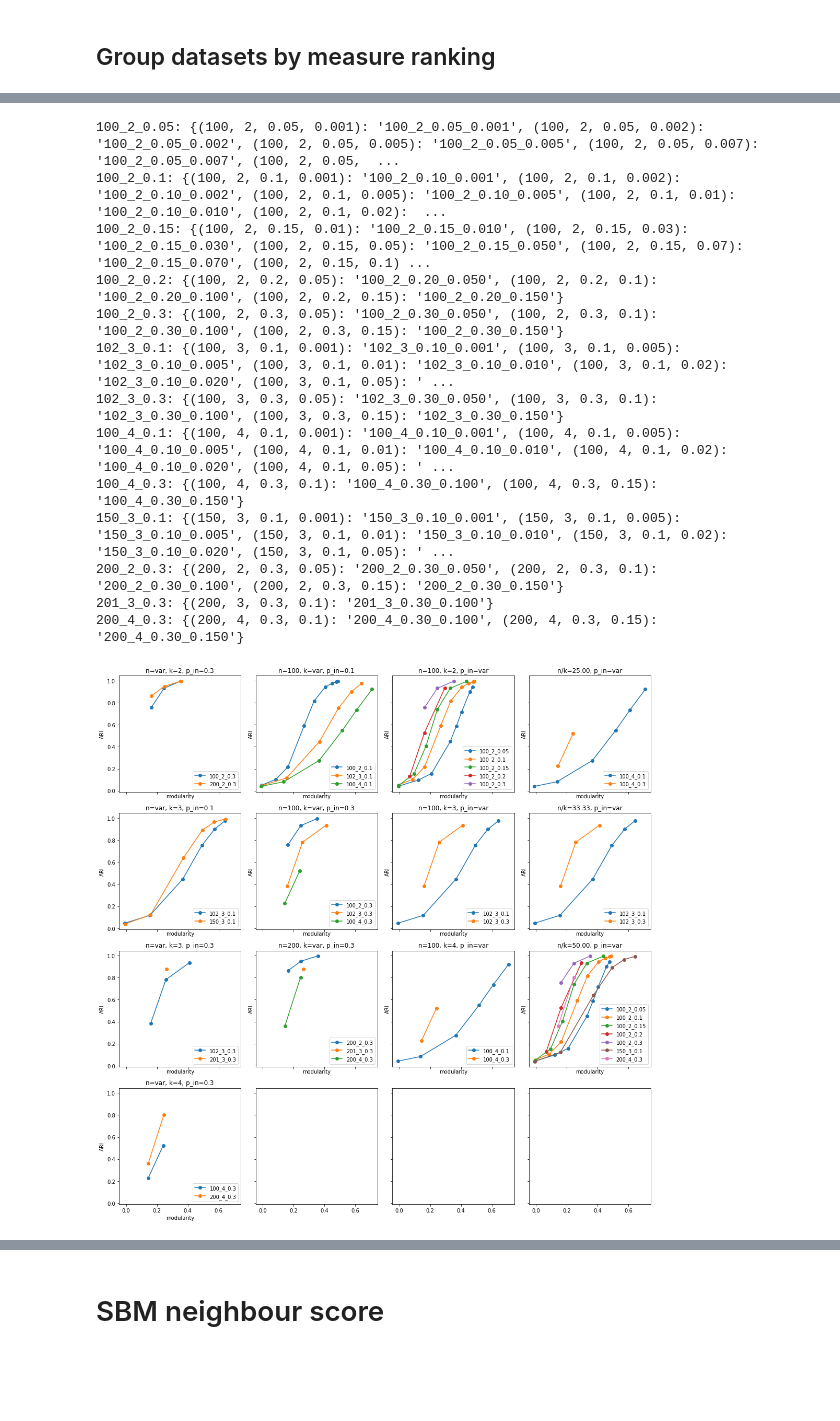
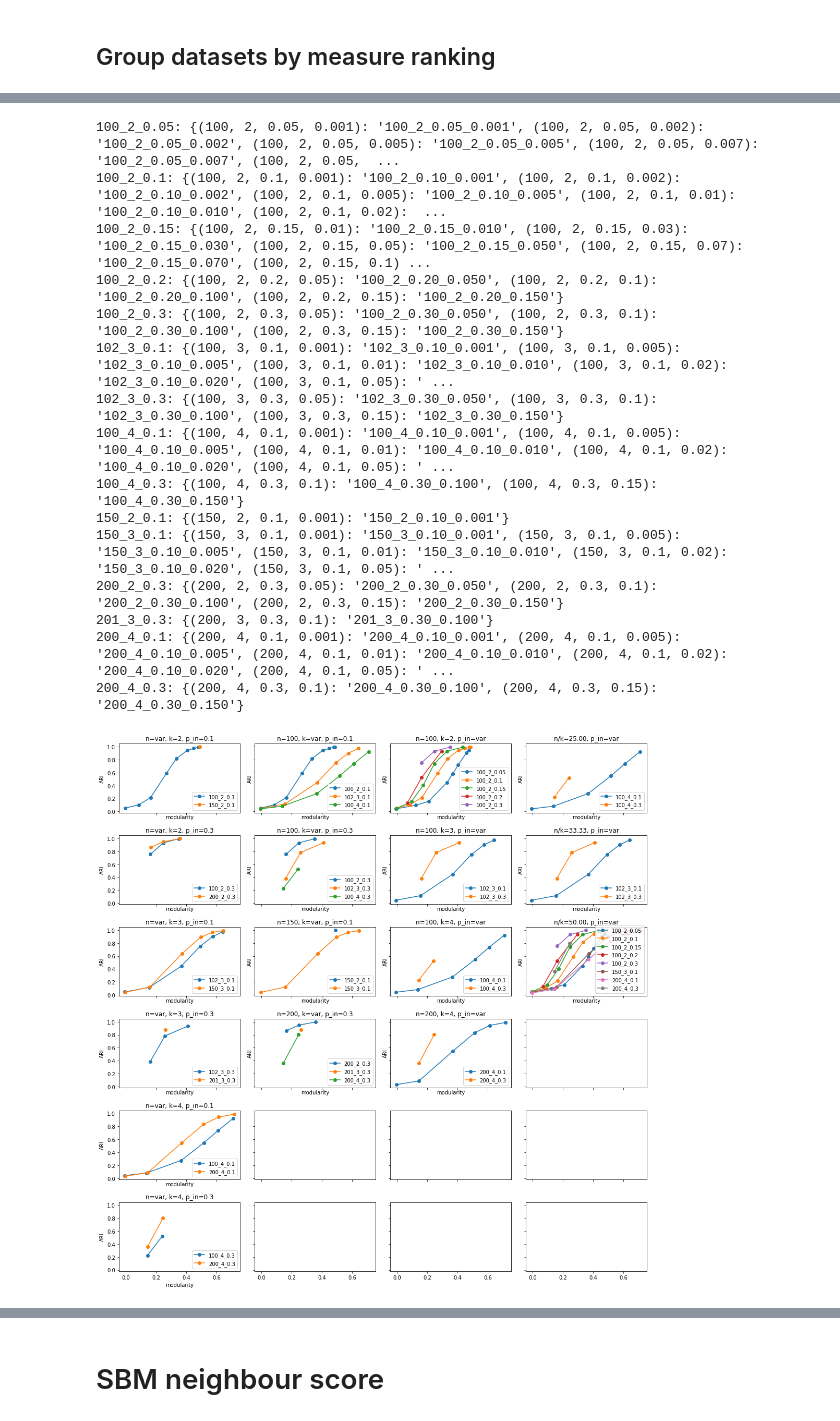
Before and after one commit to vlivashkin/pygkernels-experiments, a Jupyter notebook: experiments/init/analyze_results_SBM.ipynb, the cells around one changed output, grey strips where cells are left out. Cells and saved outputs as stored; diff of their text form; code cells hidden in the pictures; blank space fills up the shorter version.

```diff
--- a/experiments/init/analyze_results_SBM.ipynb
+++ b/experiments/init/analyze_results_SBM.ipynb
@@ -86,12 +83,17 @@ columns = [
 
     (100, 4, 0.3, 0.1), (100, 4, 0.3, 0.15),
 
+    (150, 2, 0.1, 0.001),
+
     (150, 3, 0.1, 0.001), (150, 3, 0.1, 0.005), (150, 3, 0.1, 0.01), (150, 3, 0.1, 0.02),
     (150, 3, 0.1, 0.05), (150, 3, 0.1, 0.1),
 
     (200, 2, 0.3, 0.05), (200, 2, 0.3, 0.1), (200, 2, 0.3, 0.15),
 
     (201, 3, 0.3, 0.1),
+
+    (200, 4, 0.1, 0.001), (200, 4, 0.1, 0.005), (200, 4, 0.1, 0.01), (200, 4, 0.1, 0.02),
+    (200, 4, 0.1, 0.05), (200, 4, 0.1, 0.1),
 
     (200, 4, 0.3, 0.1), (200, 4, 0.3, 0.15)
 ]
@@ -391,12 +394,14 @@ for group, datasetss in datasets_by_groups.items():
 102_3_0.3: {(100, 3, 0.3, 0.05): '102_3_0.30_0.050', (100, 3, 0.3, 0.1): '102_3_0.30_0.100', (100, 3, 0.3, 0.15): '102_3_0.30_0.150'}
 100_4_0.1: {(100, 4, 0.1, 0.001): '100_4_0.10_0.001', (100, 4, 0.1, 0.005): '100_4_0.10_0.005', (100, 4, 0.1, 0.01): '100_4_0.10_0.010', (100, 4, 0.1, 0.02): '100_4_0.10_0.020', (100, 4, 0.1, 0.05): ' ...
 100_4_0.3: {(100, 4, 0.3, 0.1): '100_4_0.30_0.100', (100, 4, 0.3, 0.15): '100_4_0.30_0.150'}
+150_2_0.1: {(150, 2, 0.1, 0.001): '150_2_0.10_0.001'}
 150_3_0.1: {(150, 3, 0.1, 0.001): '150_3_0.10_0.001', (150, 3, 0.1, 0.005): '150_3_0.10_0.005', (150, 3, 0.1, 0.01): '150_3_0.10_0.010', (150, 3, 0.1, 0.02): '150_3_0.10_0.020', (150, 3, 0.1, 0.05): ' ...
 200_2_0.3: {(200, 2, 0.3, 0.05): '200_2_0.30_0.050', (200, 2, 0.3, 0.1): '200_2_0.30_0.100', (200, 2, 0.3, 0.15): '200_2_0.30_0.150'}
 201_3_0.3: {(200, 3, 0.3, 0.1): '201_3_0.30_0.100'}
+200_4_0.1: {(200, 4, 0.1, 0.001): '200_4_0.10_0.001', (200, 4, 0.1, 0.005): '200_4_0.10_0.005', (200, 4, 0.1, 0.01): '200_4_0.10_0.010', (200, 4, 0.1, 0.02): '200_4_0.10_0.020', (200, 4, 0.1, 0.05): ' ...
 200_4_0.3: {(200, 4, 0.3, 0.1): '200_4_0.30_0.100', (200, 4, 0.3, 0.15): '200_4_0.30_0.150'}
 # %%
-fig, ax = plt.subplots(4, 4, figsize=(15, 15), sharex=True, sharey=True)
+fig, ax = plt.subplots(6, 4, figsize=(15, 15), sharex=True, sharey=True)
 
 # варьируем n при фиксированных k, p_in
 idx = 0
@@ -466,32 +471,32 @@ for n, k in sorted(list(set([(int(group.split('_')[0]) // 10 * 10, int(group.spl
         axi.set_ylabel('ARI')
         axi.set_title(f'n={n}, k={k}, p_in=var')
         axi.legend(loc=4)
         idx += 1
 
 # варьируем p_in при фиксированных n/k
 idx = 0
 for n_k in [100/4, 100/3, 100/2, 100.]:
     datasets_to_plot = []
     for group, datasetss in datasets_by_groups.items():
         datasetss = [val for (dn, dk, dp_in, _), val in sorted(datasetss.items(), key=lambda x: x[0], reverse=True) if dn/dk == n_k]
         if len(datasetss) > 0:
             x, y = [], []
             for dataset in datasetss:
                 x.append(dataset_modularity[dataset])
                 y.append(dataset_meanari[dataset])
             datasets_to_plot.append((np.array(x), np.array(y), group))
 
     if len(datasets_to_plot) > 1:
         axi = ax[idx][3]
         for x, y, label in datasets_to_plot:
             axi.plot(x, y, '-o', label=label)
         axi.set_xlabel('modularity')
         axi.set_ylabel('ARI')
         axi.set_title(f'n/k={n_k:.2f}, p_in=var')
         axi.legend(loc=4)
         idx += 1
 
 plt.tight_layout()
 # %% [output]
-[figure, old version]
+[figure, new version]
 # %%
```
Also changed, not shown: parts of 15 cells of this notebook, 9 other files.
